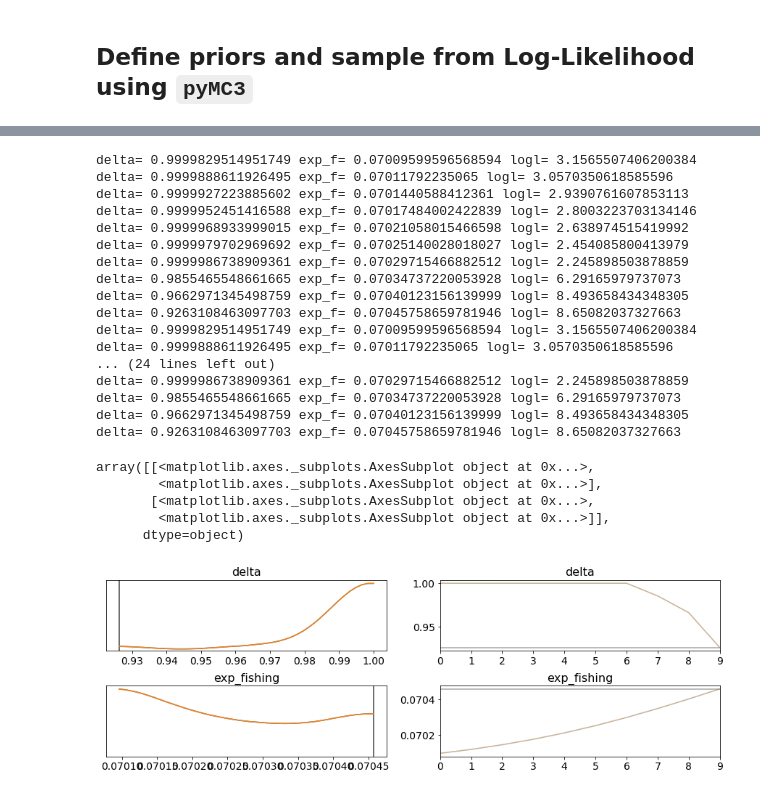
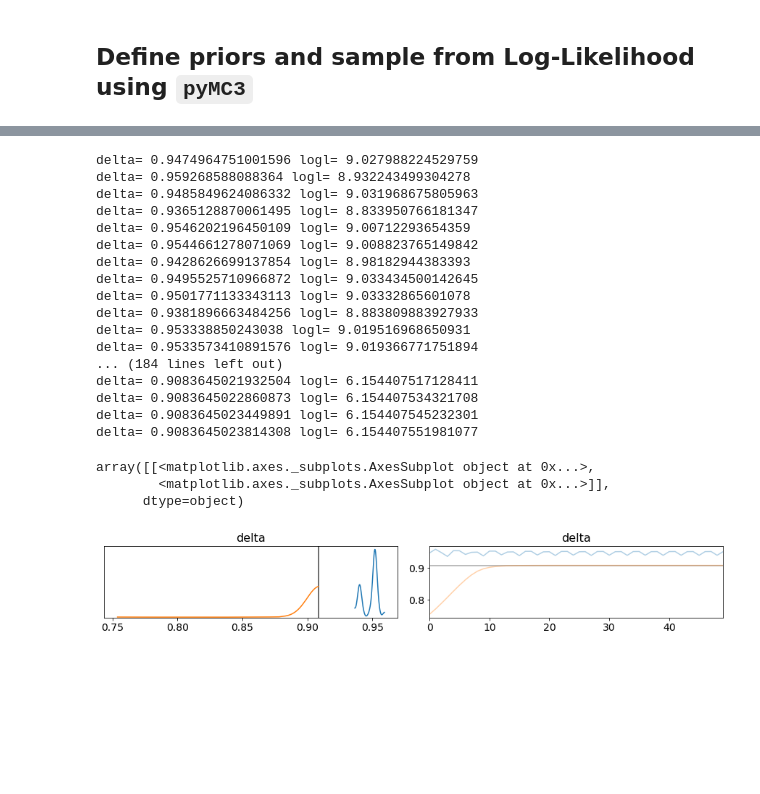
Before and after one commit to tobiasraabe/respy_for_ma, a Jupyter notebook: docs/tutorials/calibration-bayesian-estimation.ipynb, the cells around one changed output, grey strips where cells are left out. Drawn from its saved outputs; the diff is of its cells as text; code cells hidden in the pictures; blank space fills up the shorter version.

````diff
--- a/docs/tutorials/calibration-bayesian-estimation.ipynb
+++ b/docs/tutorials/calibration-bayesian-estimation.ipynb
@@ -88,12 +147,12 @@ class respyLogLik(tt.Op):
 # %% [markdown]
 ## Set values for MCMC simulation
 # %%
-ndraws = 10  #int(5e3)
-nburn = 3  #int(1e1)
+ndraws = 50  #int(5e3)
+nburn = 10  #int(1e1)
 # %% [markdown]
 ## Set Log-Likelihood
 # %%
-loglik = respyLogLik(likelihood, theta_0)   #theta_0.index
+loglik = LogLik(likelihood, theta_0, eps=1e-4)
 # %% [markdown]
 ## Define priors and sample from Log-Likelihood using ```pyMC3```
 # %%
@@ -102,11 +161,11 @@ with pm.Model():
     ## Priors; we choose very large variances to make them uninformative
 
     # discount factor is uniform on [0, 1]
-    delta = pm.Uniform('delta', lower=0.6, upper=1)
+    delta = pm.Uniform('delta', lower=.5, upper=.99)
 
     # experience accumulation parameter is HalfNormal with very large variance
     #exp_fishing = pm.HalfNormal('exp_fishing', sigma=0.5)
-    exp_fishing = pm.Uniform('exp_fishing', lower=0.07, upper=0.071)
+    #exp_fishing = pm.Uniform('exp_fishing', lower=0., upper=2.)
 
     # constant priors are normal with very large variance and centered around zero
     #nonpec_fishing = pm.Normal('nonpec_fishing', mu=0., sigma=1e3)
@@ -121,8 +180,7 @@ with pm.Model():
 
     ## Parameter vector (convert parameters to tensor vector)
     theta = tt.as_tensor_variable([
-        delta,
-        exp_fishing
+        delta
     ])
     """,
         exp_fishing,
@@ -292,27 +240,25 @@ delta= 0.9999999922741036 exp_f= 0.07021058015466598 logl= 2.6379706662255193
 # %%
-pm.traceplot(trace, lines=[('delta', {}, theta_0.loc['delta', 'delta']),
-                          ('exp_fishing', {}, theta_0.loc['wage_fishing', 'exp_fishing'])])
+pm.traceplot(trace, lines=[('delta', {}, theta_0.loc['delta', 'delta'])])
+#,                          ('exp_fishing', {}, theta_0.loc['wage_fishing', 'exp_fishing'])])
 # %% [output]
-delta= 0.9999829514951749 exp_f= 0.07009599596568594 logl= 3.1565507406200384
-delta= 0.9999888611926495 exp_f= 0.07011792235065 logl= 3.0570350618585596
-delta= 0.9999927223885602 exp_f= 0.0701440588412361 logl= 2.9390761607853113
-delta= 0.9999952451416588 exp_f= 0.07017484002422839 logl= 2.8003223703134146
-delta= 0.9999968933999015 exp_f= 0.07021058015466598 logl= 2.638974515419992
-delta= 0.9999979702969692 exp_f= 0.07025140028018027 logl= 2.454085800413979
-delta= 0.9999986738909361 exp_f= 0.07029715466882512 logl= 2.245898503878859
-delta= 0.9855465548661665 exp_f= 0.07034737220053928 logl= 6.29165979737073
-delta= 0.9662971345498759 exp_f= 0.07040123156139999 logl= 8.493658434348305
-delta= 0.9263108463097703 exp_f= 0.07045758659781946 logl= 8.65082037327663
-delta= 0.9999829514951749 exp_f= 0.07009599596568594 logl= 3.1565507406200384
-delta= 0.9999888611926495 exp_f= 0.07011792235065 logl= 3.0570350618585596
-... (24 lines left out)
-delta= 0.9999986738909361 exp_f= 0.07029715466882512 logl= 2.245898503878859
-delta= 0.9855465548661665 exp_f= 0.07034737220053928 logl= 6.29165979737073
-delta= 0.9662971345498759 exp_f= 0.07040123156139999 logl= 8.493658434348305
-delta= 0.9263108463097703 exp_f= 0.07045758659781946 logl= 8.65082037327663
+delta= 0.9474964751001596 logl= 9.027988224529759
+delta= 0.959268588088364 logl= 8.932243499304278
+delta= 0.9485849624086332 logl= 9.031968675805963
+delta= 0.9365128870061495 logl= 8.833950766181347
+delta= 0.9546202196450109 logl= 9.00712293654359
+delta= 0.9544661278071069 logl= 9.008823765149842
+delta= 0.9428626699137854 logl= 8.98182944383393
+delta= 0.9495525710966872 logl= 9.033434500142645
+delta= 0.9501771133343113 logl= 9.03332865601078
+delta= 0.9381896663484256 logl= 8.883809883927933
+delta= 0.953338850243038 logl= 9.019516968650931
+delta= 0.9533573410891576 logl= 9.019366771751894
+... (184 lines left out)
+delta= 0.9083645021932504 logl= 6.154407517128411
+delta= 0.9083645022860873 logl= 6.154407534321708
+delta= 0.9083645023449891 logl= 6.154407545232301
+delta= 0.9083645023814308 logl= 6.154407551981077
 array([[<matplotlib.axes._subplots.AxesSubplot object at 0x...>,
-        <matplotlib.axes._subplots.AxesSubplot object at 0x...>],
-       [<matplotlib.axes._subplots.AxesSubplot object at 0x...>,
         <matplotlib.axes._subplots.AxesSubplot object at 0x...>]],
       dtype=object)
-[figure, old version]
+[figure, new version]
````
Also changed, not shown: parts of 12 cells of this notebook, 1 other file.
